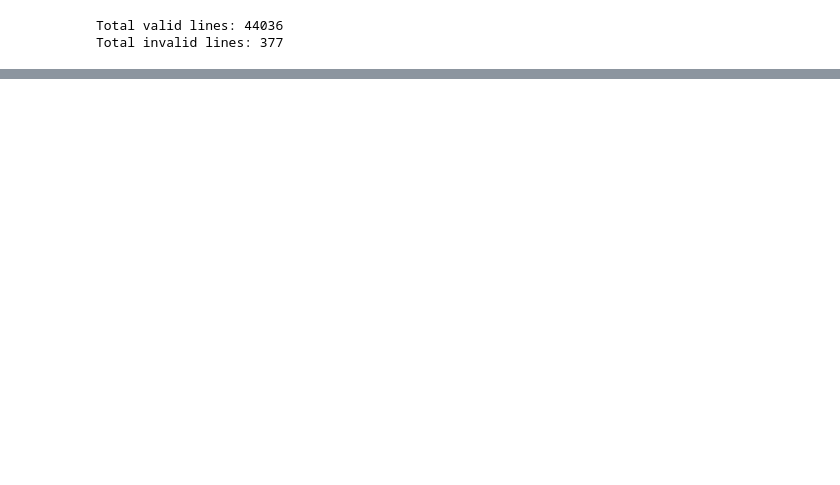
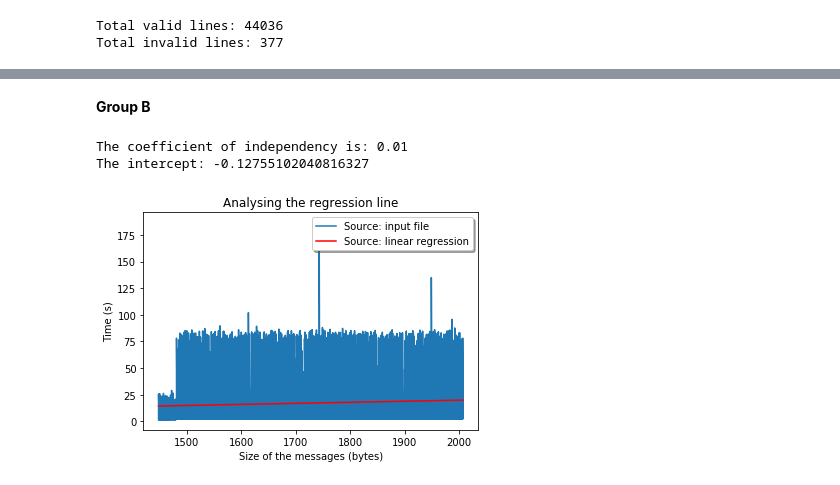
Before and after one commit to andersonandrei/uga-smpe, a Jupyter notebook: module3/project/networkEstimationProject.ipynb, the cells around one changed output, grey strips where cells are left out. Saved outputs shown, nothing was run; the diff lists cells and outputs as text; code cells hidden in the pictures; blank space fills up the shorter version.

```diff
--- a/module3/project/networkEstimationProject.ipynb
+++ b/module3/project/networkEstimationProject.ipynb
@@ -75,0 +183,21 @@ plt.plot(sorted(sizes),sorted(times)) #Example of print in order, but the relati
+# %% [markdown]
+**Group B**
+# %%
+
+m, c = slope_intercept(regDataXB, regDataYB)
+c = 1/c
+print("The coefficient of independency is: " + str(m))
+print("The intercept value: " + str(c))
+
+reg_lineB = [(m * x) + c for x in regDataXB]
+plt.plot(regDataXB, regDataYB, label = 'Source: input file')
+plt.plot(regDataXB, reg_lineB, color = "red", label = 'Source: linear regression')
+plt.legend(loc = 'upper right', shadow = True)
+plt.xlabel("Size of the messages (bytes)")
+plt.ylabel("Time (s)")
+plt.title("Figure 5: Analysing the regression line for group 2.")
+plt.show()
+# %% [output]
+The coefficient of independency is: 0.01
+The intercept: -0.12755102040816327
+[figure, added]
```
Also changed, not shown: parts of 32 cells of this notebook.
